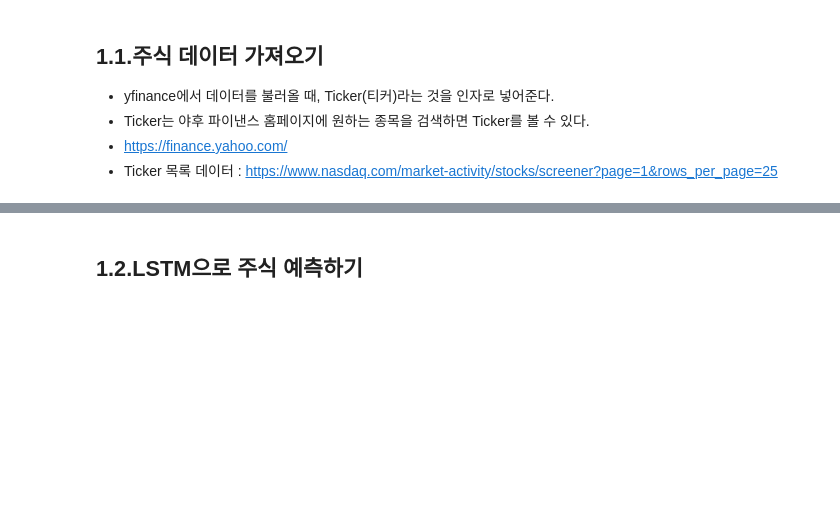
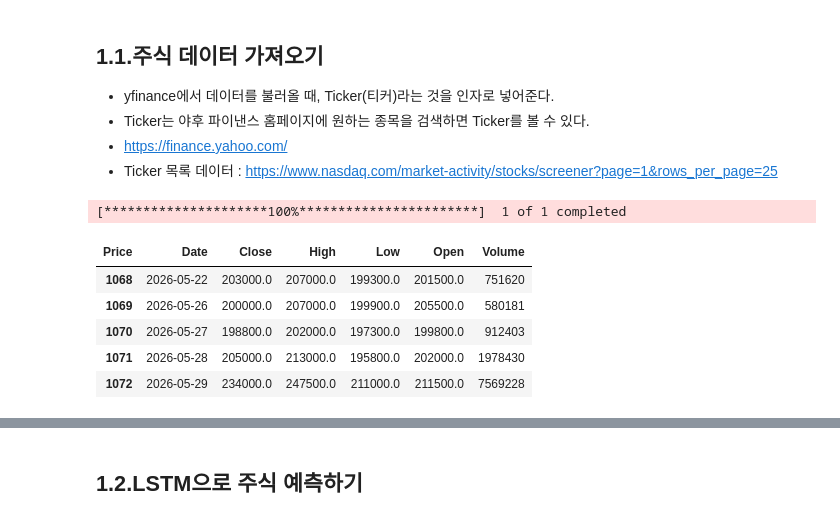
Before and after one commit to dovan2026/SKN30_playdata, a Jupyter notebook: LLM/dl_05_LSTM_주가예측.ipynb, the cells around one changed output, grey strips where cells are left out. Saved outputs shown, nothing was run; the diff lists cells and outputs as text; code cells hidden in the pictures; blank space fills up the shorter version.

```diff
--- a/LLM/dl_05_LSTM_주가예측.ipynb
+++ b/LLM/dl_05_LSTM_주가예측.ipynb
@@ -20,3 +20,17 @@ import numpy as np
 import pandas as pd
 import matplotlib.pyplot as plt
 import yfinance as yf
+# %%
+stock = yf.download('035420.KS', start='2022-01-01', end='2026-05-31')
+stock = stock.reset_index()
+
+stock.columns = stock.columns.droplevel(1)
+stock.tail()
+# %% [output]
+[*********************100%***********************]  1 of 1 completed
+| Price | Date | Close | High | Low | Open | Volume |
+| 1068 | 2026-05-22 | 203000.0 | 207000.0 | 199300.0 | 201500.0 | 751620 |
+| 1069 | 2026-05-26 | 200000.0 | 207000.0 | 199900.0 | 205500.0 | 580181 |
+| 1070 | 2026-05-27 | 198800.0 | 202000.0 | 197300.0 | 199800.0 | 912403 |
+| 1071 | 2026-05-28 | 205000.0 | 213000.0 | 195800.0 | 202000.0 | 1978430 |
+| 1072 | 2026-05-29 | 234000.0 | 247500.0 | 211000.0 | 211500.0 | 7569228 |
```
Also changed, not shown: parts of 16 cells of this notebook.
